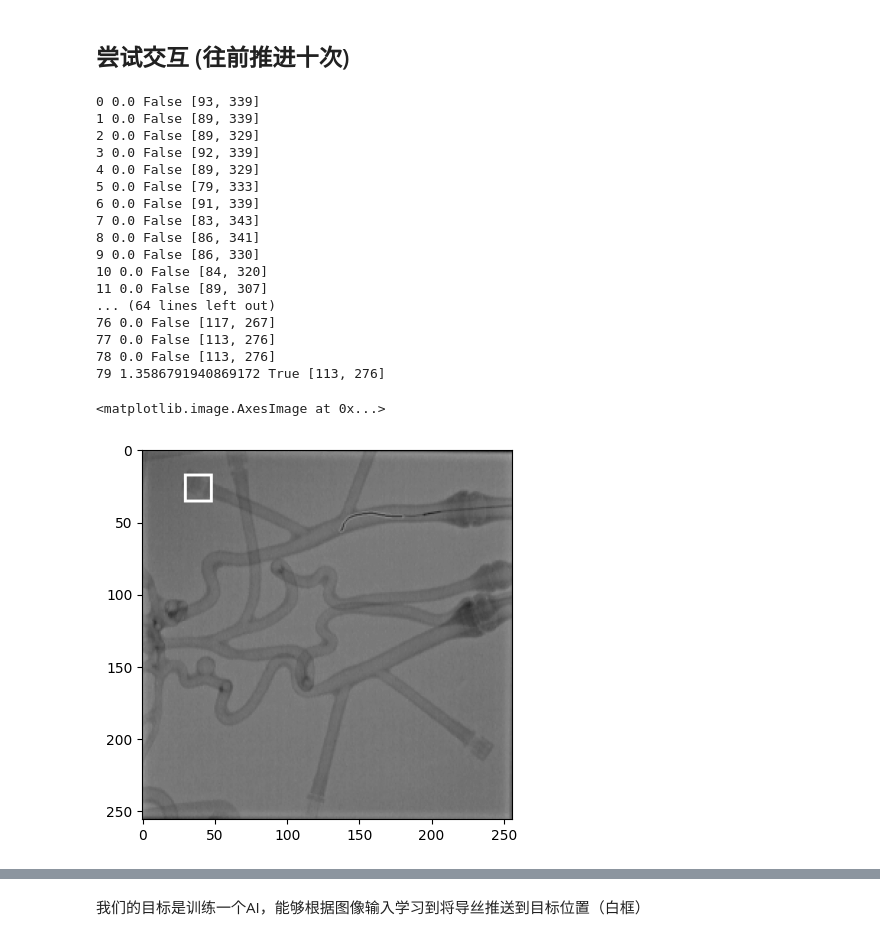
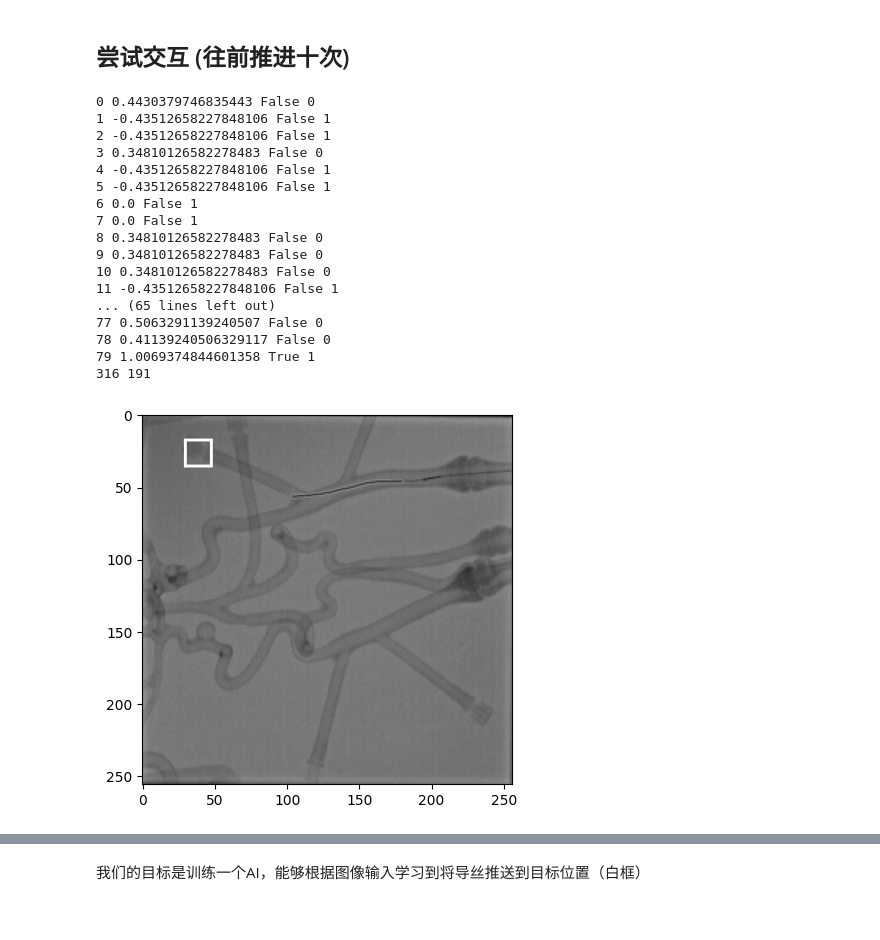
Before and after one commit to umeiko/guide-sim, a Jupyter notebook: starter.ipynb, the cells around one changed output, grey strips where cells are left out. Cells and saved outputs as stored; diff of their text form; code cells hidden in the pictures.

```diff
--- a/starter.ipynb
+++ b/starter.ipynb
@@ -44,32 +44,33 @@ plt.imshow(tensor[0], cmap='gray')
 ## 尝试交互 (往前推进十次)
 # %%
 env.reset()
-for i in range(500):
-    img, reward, is_done, _ = env.step(random.choice([0, 1, 2, 3]))  # 执行一个动作（0: 推进， 1： 撤回， 2，3：旋转）
-    print(i, reward, is_done, _[0])
+for i in range(100):
+    action = random.choice([0, 1])
+    img, reward, is_done, _ = env.step(action)  # 执行一个动作（0: 推进， 1： 撤回， 2，3：旋转）
+    print(i, reward, is_done, action)
     if is_done:
         break
 plt.imshow(img[0], cmap='gray')
+print(env.inial_a_star, env.last_a_star)
 # %% [output]
-0 0.0 False [93, 339]
-1 0.0 False [89, 339]
-2 0.0 False [89, 329]
-3 0.0 False [92, 339]
-4 0.0 False [89, 329]
-5 0.0 False [79, 333]
-6 0.0 False [91, 339]
-7 0.0 False [83, 343]
-8 0.0 False [86, 341]
-9 0.0 False [86, 330]
-10 0.0 False [84, 320]
-11 0.0 False [89, 307]
-... (64 lines left out)
-76 0.0 False [117, 267]
-77 0.0 False [113, 276]
-78 0.0 False [113, 276]
-79 1.3586791940869172 True [113, 276]
+0 0.4430379746835443 False 0
+1 -0.43512658227848106 False 1
+2 -0.43512658227848106 False 1
+3 0.34810126582278483 False 0
+4 -0.43512658227848106 False 1
+5 -0.43512658227848106 False 1
+6 0.0 False 1
+7 0.0 False 1
+8 0.34810126582278483 False 0
+9 0.34810126582278483 False 0
+10 0.34810126582278483 False 0
+11 -0.43512658227848106 False 1
+... (65 lines left out)
+77 0.5063291139240507 False 0
+78 0.41139240506329117 False 0
+79 1.0069374844601358 True 1
+316 191
-<matplotlib.image.AxesImage at 0x...>
-[figure, old version]
+[figure, new version]
 # %%
 plt.imshow(env._mask_surf_np, cmap='gray', alpha=0.5)
 plt.imshow(env.a_star_path_np, cmap='gray', alpha=0.5)
```
Also changed, not shown: parts of 10 cells of this notebook, 5 other files.
